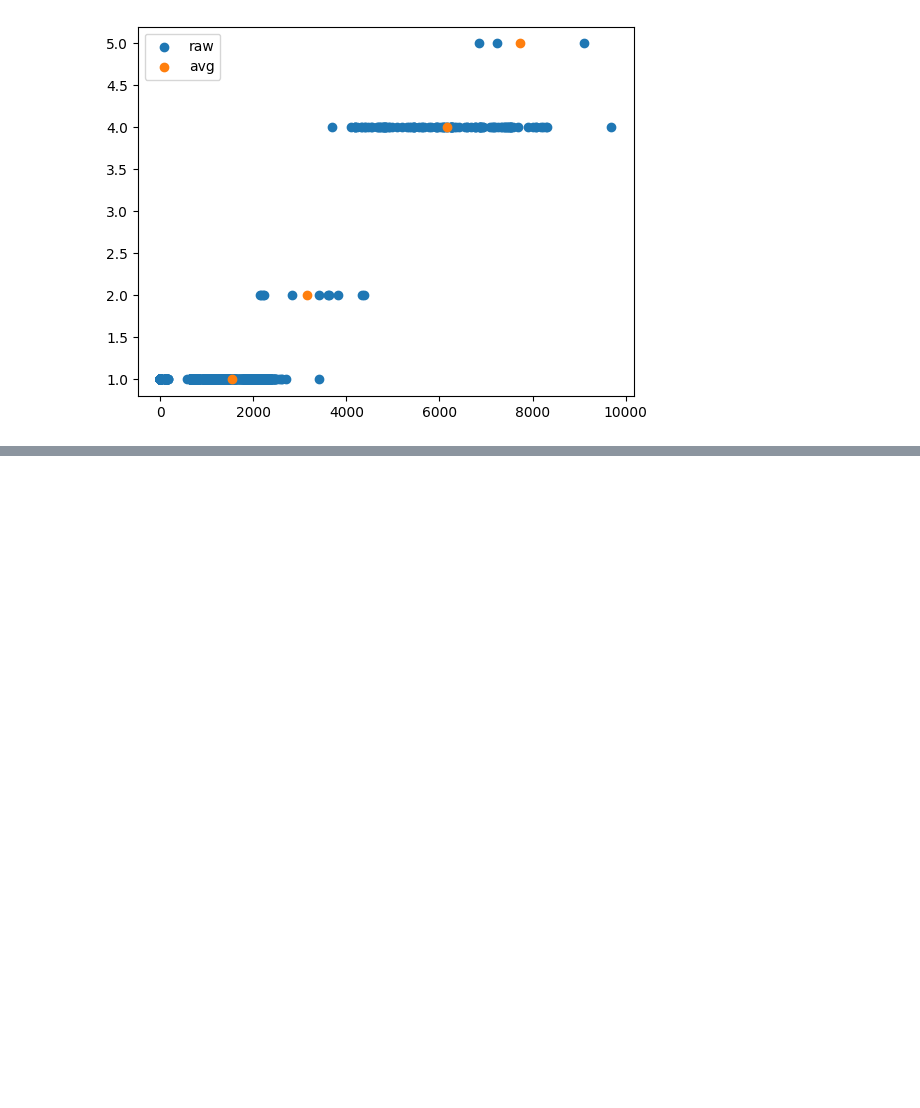
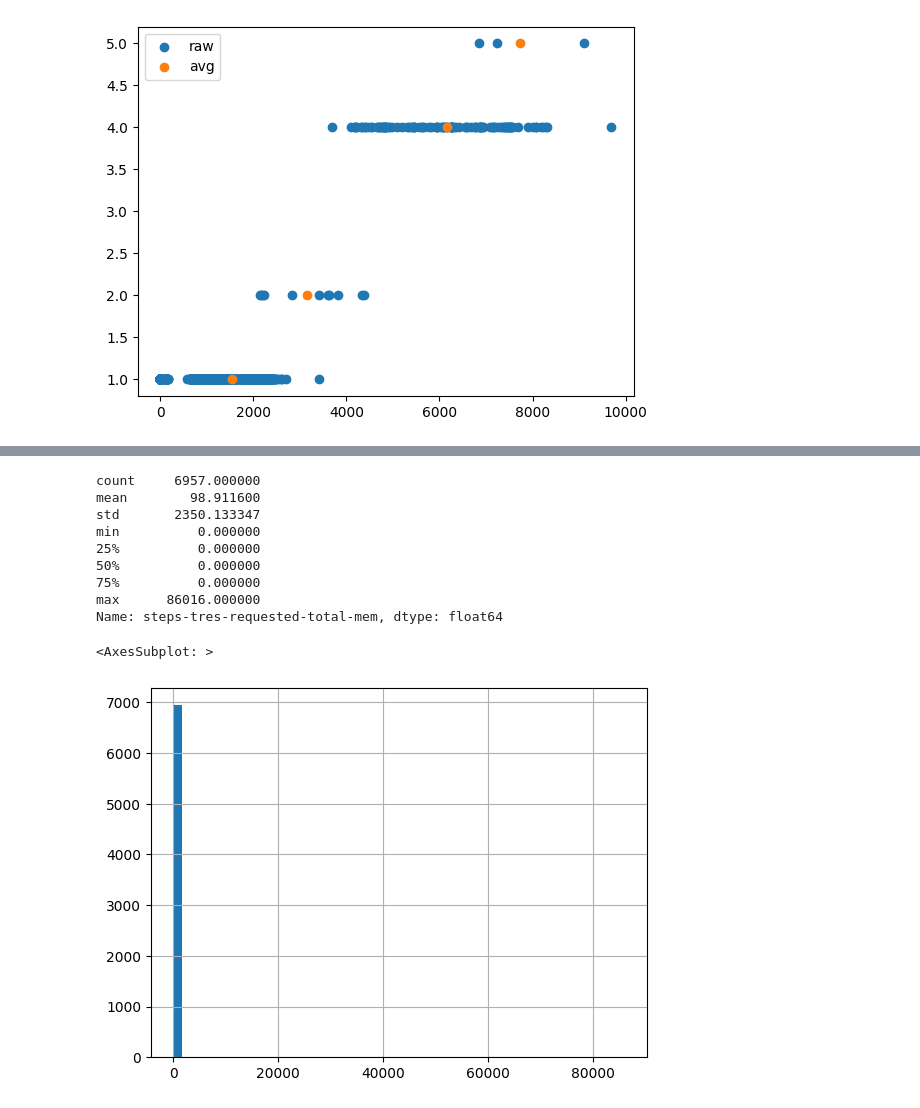
Before and after one commit to admire-eurohpc/AnomalyDetection, a Jupyter notebook: notebooks/visualization.ipynb, the cells around one changed output, grey strips where cells are left out. Cells and saved outputs as stored; diff of their text form; code cells hidden in the pictures; blank space fills up the shorter version.

```diff
--- a/notebooks/visualization.ipynb
+++ b/notebooks/visualization.ipynb
@@ -95,0 +191,16 @@ sum(df['steps-statistics-energy-consumed'] == 0)
+# %%
+a = 'steps-tres-requested-total-mem'
+print(df[a].describe())
+df[a].hist(bins=50)
+# %% [output]
+count     6957.000000
+mean        98.911600
+std       2350.133347
+min          0.000000
+25%          0.000000
+50%          0.000000
+75%          0.000000
+max      86016.000000
+Name: steps-tres-requested-total-mem, dtype: float64
+<AxesSubplot: >
+[figure, added]
```
Also changed, not shown: parts of 9 cells of this notebook, 9 other files.
